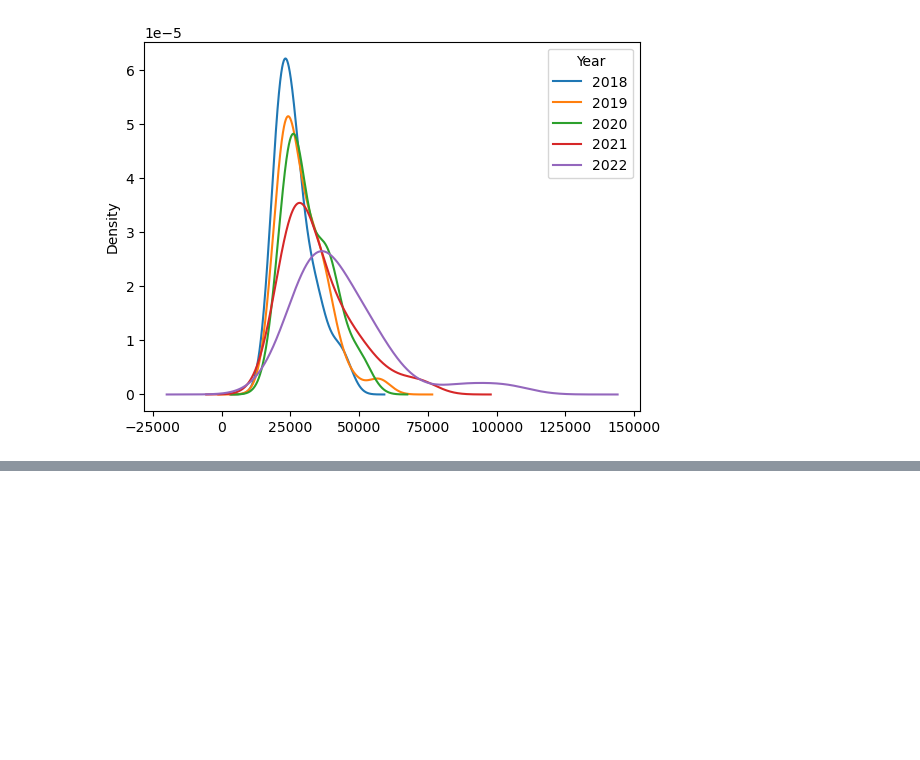
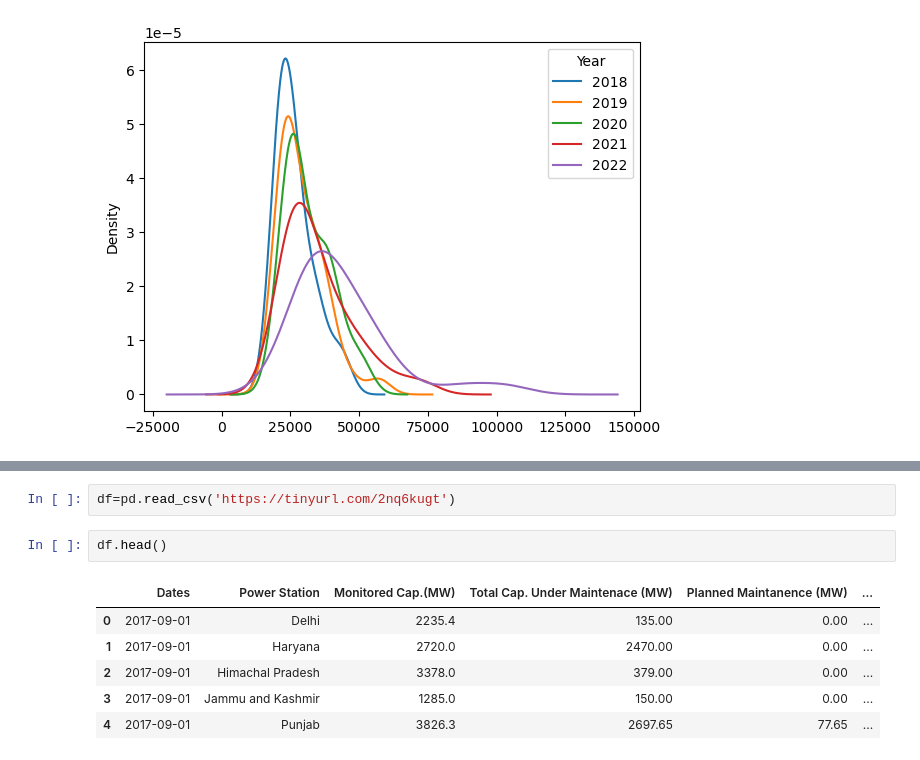
Before and after one commit to khadar786/CampusX, a Jupyter notebook: Tasks/task-22.ipynb, the cells around one changed output, grey strips where cells are left out. Saved outputs shown, nothing was run; the diff lists cells and outputs as text; blank space fills up the shorter version.

```diff
--- a/Tasks/task-22.ipynb
+++ b/Tasks/task-22.ipynb
@@ -141,0 +153,11 @@ pt['Price'].plot(kind='kde')
+# %%
+df=pd.read_csv('https://tinyurl.com/2nq6kugt')
+# %%
+df.head()
+# %% [output]
+|  | Dates | Power Station | Monitored Cap.(MW) | Total Cap. Under Maintenace (MW) | Planned Maintanence (MW) | ... |
+| 0 | 2017-09-01 | Delhi | 2235.4 | 135.00 | 0.00 | ... |
+| 1 | 2017-09-01 | Haryana | 2720.0 | 2470.00 | 0.00 | ... |
+| 2 | 2017-09-01 | Himachal Pradesh | 3378.0 | 379.00 | 0.00 | ... |
+| 3 | 2017-09-01 | Jammu and Kashmir | 1285.0 | 150.00 | 0.00 | ... |
+| 4 | 2017-09-01 | Punjab | 3826.3 | 2697.65 | 77.65 | ... |
```
Also changed, not shown: parts of 23 cells of this notebook, 1 other file.
